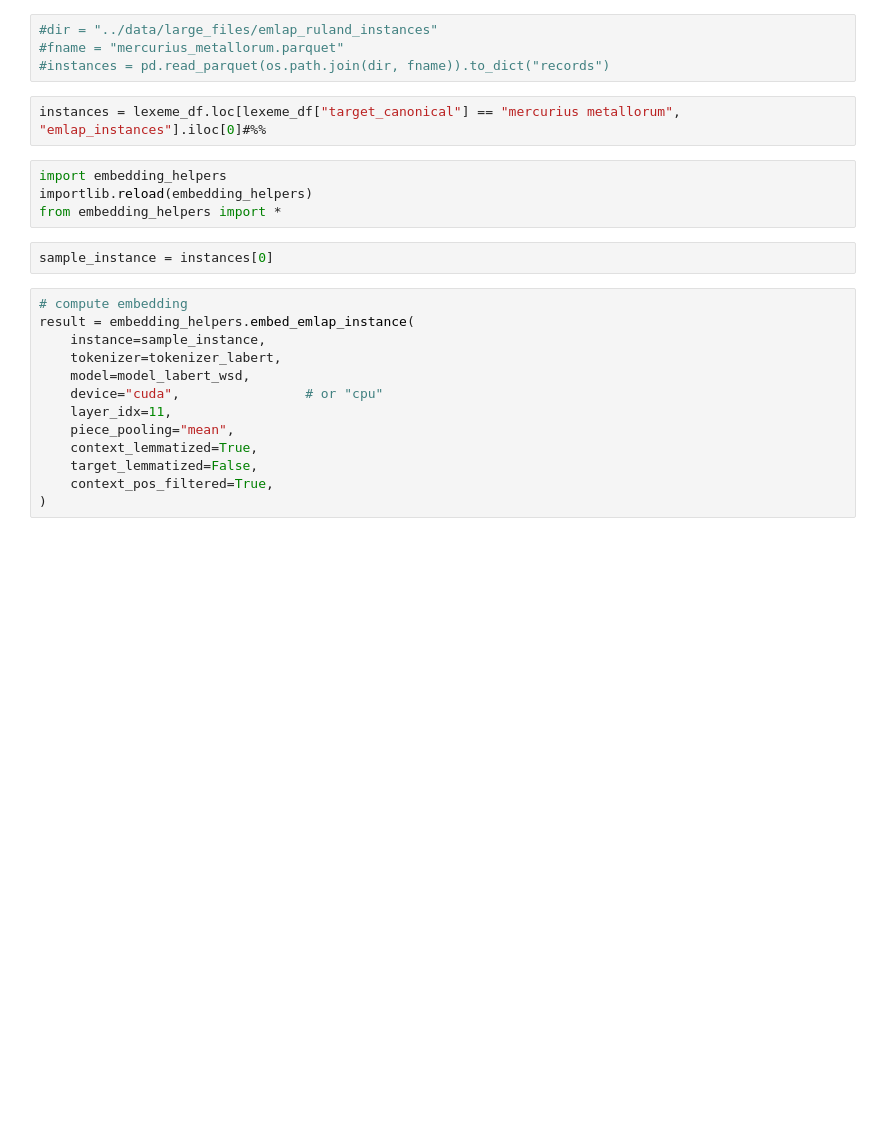
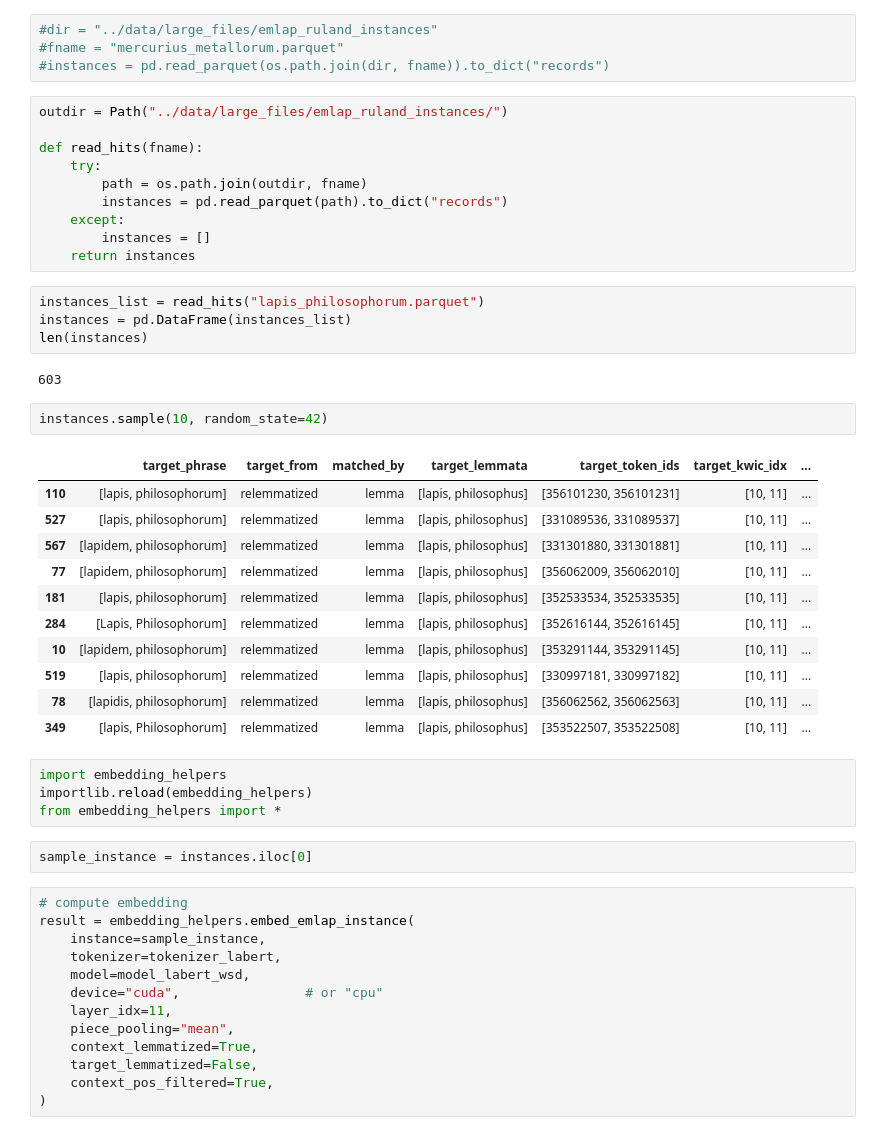
Before and after one commit to CCS-ZCU/dictionary-emlap, a Jupyter notebook: scripts/4_contextual-embeddings.ipynb, the cells around one changed output. Drawn from its saved outputs; the diff is of its cells as text; blank space fills up the shorter version.

```diff
--- a/scripts/4_contextual-embeddings.ipynb
+++ b/scripts/4_contextual-embeddings.ipynb
@@ -50,14 +74,42 @@ print(list(lexeme_df.loc[lexeme_df["target_canonical"]=="mercurius metallorum"][
 #dir = "../data/large_files/emlap_ruland_instances"
 #fname = "mercurius_metallorum.parquet"
 #instances = pd.read_parquet(os.path.join(dir, fname)).to_dict("records")
+# %%
+outdir = Path("../data/large_files/emlap_ruland_instances/")
+
+def read_hits(fname):
+    try:
+        path = os.path.join(outdir, fname)
+        instances = pd.read_parquet(path).to_dict("records")
+    except:
+        instances = []
+    return instances
 # %%
-instances = lexeme_df.loc[lexeme_df["target_canonical"] == "mercurius metallorum", "emlap_instances"].iloc[0]#%%
+instances_list = read_hits("lapis_philosophorum.parquet")
+instances = pd.DataFrame(instances_list)
+len(instances)
+# %% [output]
+603
+# %%
+instances.sample(10, random_state=42)
+# %% [output]
+|  | target_phrase | target_from | matched_by | target_lemmata | target_token_ids | target_kwic_idx | ... |
+| 110 | [lapis, philosophorum] | relemmatized | lemma | [lapis, philosophus] | [356101230, 356101231] | [10, 11] | ... |
+| 527 | [lapis, philosophorum] | relemmatized | lemma | [lapis, philosophus] | [331089536, 331089537] | [10, 11] | ... |
+| 567 | [lapidem, philosophorum] | relemmatized | lemma | [lapis, philosophus] | [331301880, 331301881] | [10, 11] | ... |
+| 77 | [lapidem, philosophorum] | relemmatized | lemma | [lapis, philosophus] | [356062009, 356062010] | [10, 11] | ... |
+| 181 | [lapis, philosophorum] | relemmatized | lemma | [lapis, philosophus] | [352533534, 352533535] | [10, 11] | ... |
+| 284 | [Lapis, Philosophorum] | relemmatized | lemma | [lapis, philosophus] | [352616144, 352616145] | [10, 11] | ... |
+| 10 | [lapidem, philosophorum] | relemmatized | lemma | [lapis, philosophus] | [353291144, 353291145] | [10, 11] | ... |
+| 519 | [lapis, philosophorum] | relemmatized | lemma | [lapis, philosophus] | [330997181, 330997182] | [10, 11] | ... |
+| 78 | [lapidis, philosophorum] | relemmatized | lemma | [lapis, philosophus] | [356062562, 356062563] | [10, 11] | ... |
+| 349 | [lapis, Philosophorum] | relemmatized | lemma | [lapis, philosophus] | [353522507, 353522508] | [10, 11] | ... |
 # %%
 import embedding_helpers
 importlib.reload(embedding_helpers)
 from embedding_helpers import *
 # %%
-sample_instance = instances[0]
+sample_instance = instances.iloc[0]
 # %%
 # compute embedding
 result = embedding_helpers.embed_emlap_instance(
```
Also changed, not shown: parts of 14 cells of this notebook, 8 other files.
